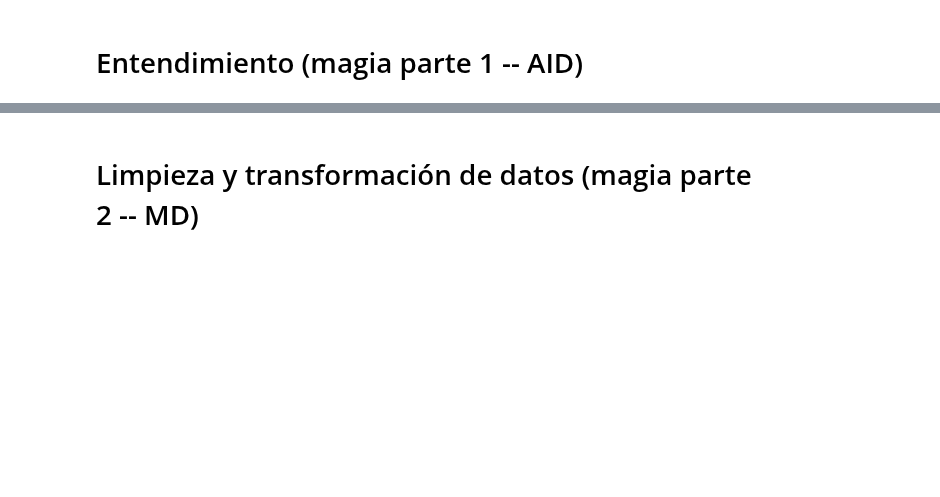
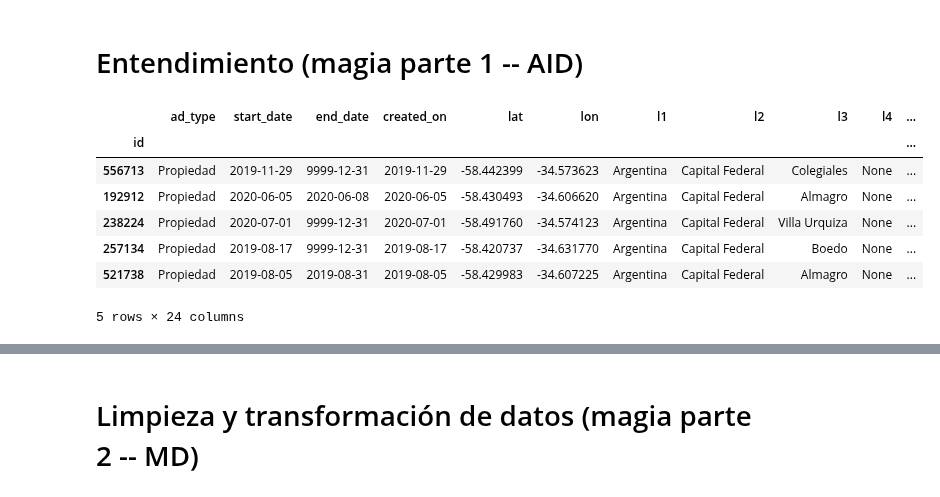
Before and after one commit to josesg998/competencia_properati, a Jupyter notebook: TP_Individual.ipynb, the cells around one changed output, grey strips where cells are left out. Drawn from its saved outputs; the diff is of its cells as text; code cells hidden in the pictures; blank space fills up the shorter version.

```diff
--- a/TP_Individual.ipynb
+++ b/TP_Individual.ipynb
@@ -22,3 +27,14 @@ df_train = pd.read_feather('bases/properati_entrenamiento.ftr').set_index('id')
 # df_test.head()
 # %% [markdown]
 # Entendimiento (magia parte 1 -- AID)
+# %%
+df_test.head()
+# %% [output]
+|  | ad_type | start_date | end_date | created_on | lat | lon | l1 | l2 | l3 | l4 | ... |
+| id |  |  |  |  |  |  |  |  |  |  | ... |
+| 556713 | Propiedad | 2019-11-29 | 9999-12-31 | 2019-11-29 | -58.442399 | -34.573623 | Argentina | Capital Federal | Colegiales | None | ... |
+| 192912 | Propiedad | 2020-06-05 | 2020-06-08 | 2020-06-05 | -58.430493 | -34.606620 | Argentina | Capital Federal | Almagro | None | ... |
+| 238224 | Propiedad | 2020-07-01 | 9999-12-31 | 2020-07-01 | -58.491760 | -34.574123 | Argentina | Capital Federal | Villa Urquiza | None | ... |
+| 257134 | Propiedad | 2019-08-17 | 9999-12-31 | 2019-08-17 | -58.420737 | -34.631770 | Argentina | Capital Federal | Boedo | None | ... |
+| 521738 | Propiedad | 2019-08-05 | 2019-08-31 | 2019-08-05 | -58.429983 | -34.607225 | Argentina | Capital Federal | Almagro | None | ... |
+5 rows × 24 columns
```
Also changed, not shown: parts of 9 cells of this notebook, 2 other files.
